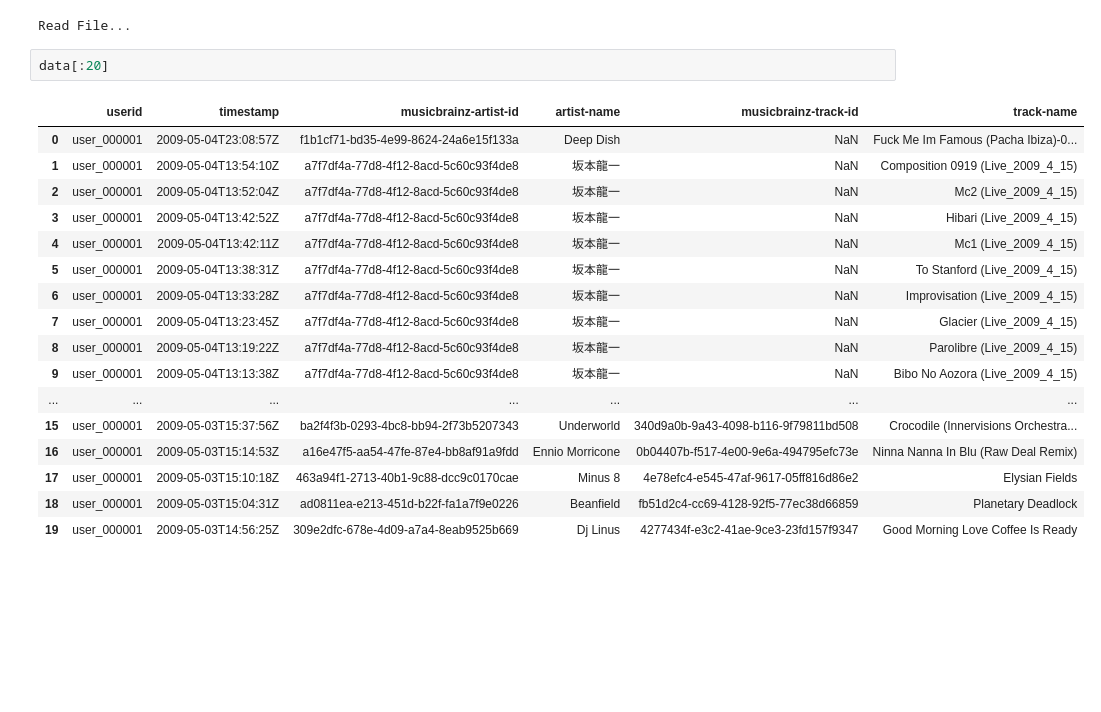
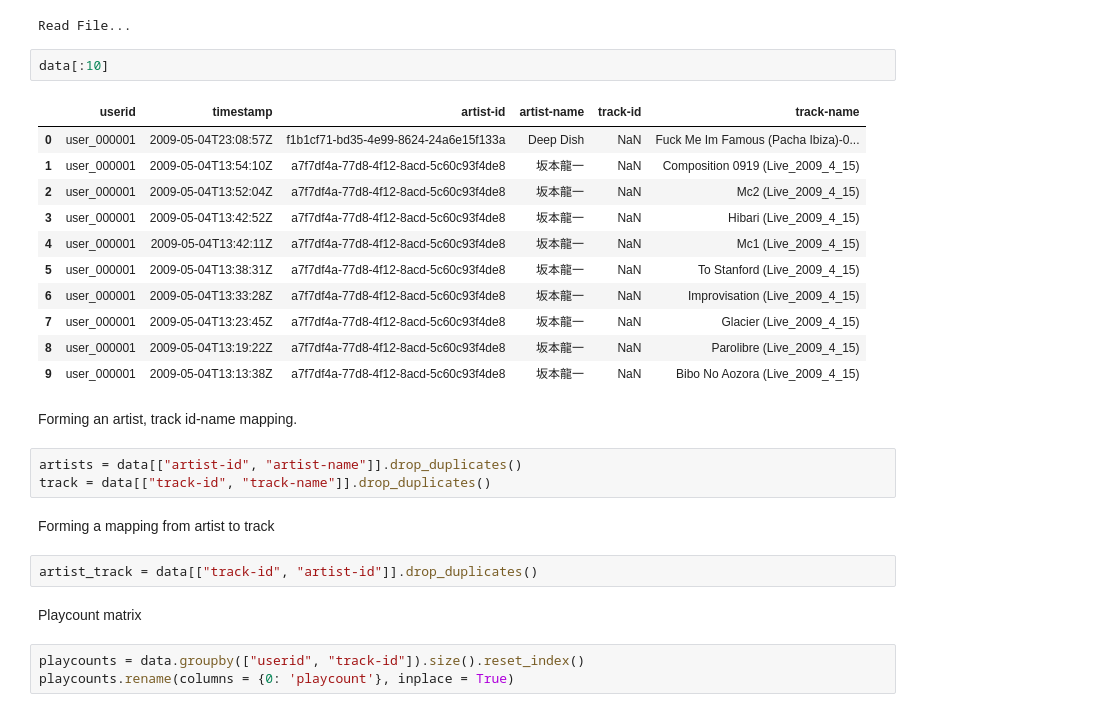
Before and after one commit to priyadskml/musicReco, a Jupyter notebook: Baselines.ipynb, the cells around one changed output. Cells and saved outputs as stored; diff of their text form; blank space fills up the shorter version.

Commit message:
Playcount matrix

```diff
--- a/Baselines.ipynb
+++ b/Baselines.ipynb
@@ -14,9 +14,9 @@ data = load_dataset(dir_name, dataset_f_name)
 # %% [output]
 Read File...
 # %%
-data[:20]
+data[:10]
 # %% [output]
-|  | userid | timestamp | musicbrainz-artist-id | artist-name | musicbrainz-track-id | track-name |
+|  | userid | timestamp | artist-id | artist-name | track-id | track-name |
 | 0 | user_000001 | 2009-05-04T23:08:57Z | f1b1cf71-bd35-4e99-8624-24a6e15f133a | Deep Dish | NaN | Fuck Me Im Famous (Pacha Ibiza)-0... |
 | 1 | user_000001 | 2009-05-04T13:54:10Z | a7f7df4a-77d8-4f12-8acd-5c60c93f4de8 | 坂本龍一 | NaN | Composition 0919 (Live_2009_4_15) |
 | 2 | user_000001 | 2009-05-04T13:52:04Z | a7f7df4a-77d8-4f12-8acd-5c60c93f4de8 | 坂本龍一 | NaN | Mc2 (Live_2009_4_15) |
@@ -27,9 +27,17 @@ data[:20]
 | 7 | user_000001 | 2009-05-04T13:23:45Z | a7f7df4a-77d8-4f12-8acd-5c60c93f4de8 | 坂本龍一 | NaN | Glacier (Live_2009_4_15) |
 | 8 | user_000001 | 2009-05-04T13:19:22Z | a7f7df4a-77d8-4f12-8acd-5c60c93f4de8 | 坂本龍一 | NaN | Parolibre (Live_2009_4_15) |
 | 9 | user_000001 | 2009-05-04T13:13:38Z | a7f7df4a-77d8-4f12-8acd-5c60c93f4de8 | 坂本龍一 | NaN | Bibo No Aozora (Live_2009_4_15) |
-| ... | ... | ... | ... | ... | ... | ... |
-| 15 | user_000001 | 2009-05-03T15:37:56Z | ba2f4f3b-0293-4bc8-bb94-2f73b5207343 | Underworld | 340d9a0b-9a43-4098-b116-9f79811bd508 | Crocodile (Innervisions Orchestra... |
-| 16 | user_000001 | 2009-05-03T15:14:53Z | a16e47f5-aa54-47fe-87e4-bb8af91a9fdd | Ennio Morricone | 0b04407b-f517-4e00-9e6a-494795efc73e | Ninna Nanna In Blu (Raw Deal Remix) |
-| 17 | user_000001 | 2009-05-03T15:10:18Z | 463a94f1-2713-40b1-9c88-dcc9c0170cae | Minus 8 | 4e78efc4-e545-47af-9617-05ff816d86e2 | Elysian Fields |
-| 18 | user_000001 | 2009-05-03T15:04:31Z | ad0811ea-e213-451d-b22f-fa1a7f9e0226 | Beanfield | fb51d2c4-cc69-4128-92f5-77ec38d66859 | Planetary Deadlock |
-| 19 | user_000001 | 2009-05-03T14:56:25Z | 309e2dfc-678e-4d09-a7a4-8eab9525b669 | Dj Linus | 4277434f-e3c2-41ae-9ce3-23fd157f9347 | Good Morning Love Coffee Is Ready |
+# %% [markdown]
+Forming an artist, track id-name mapping.
+# %%
+artists = data[["artist-id", "artist-name"]].drop_duplicates()
+track = data[["track-id", "track-name"]].drop_duplicates()
+# %% [markdown]
+Forming a mapping from artist to track
+# %%
+artist_track = data[["track-id", "artist-id"]].drop_duplicates()
+# %% [markdown]
+Playcount matrix
+# %%
+playcounts = data.groupby(["userid", "track-id"]).size().reset_index()
+playcounts.rename(columns = {0: 'playcount'}, inplace = True)
```
Also changed, not shown: parts of 5 cells of this notebook, 1 other file.
